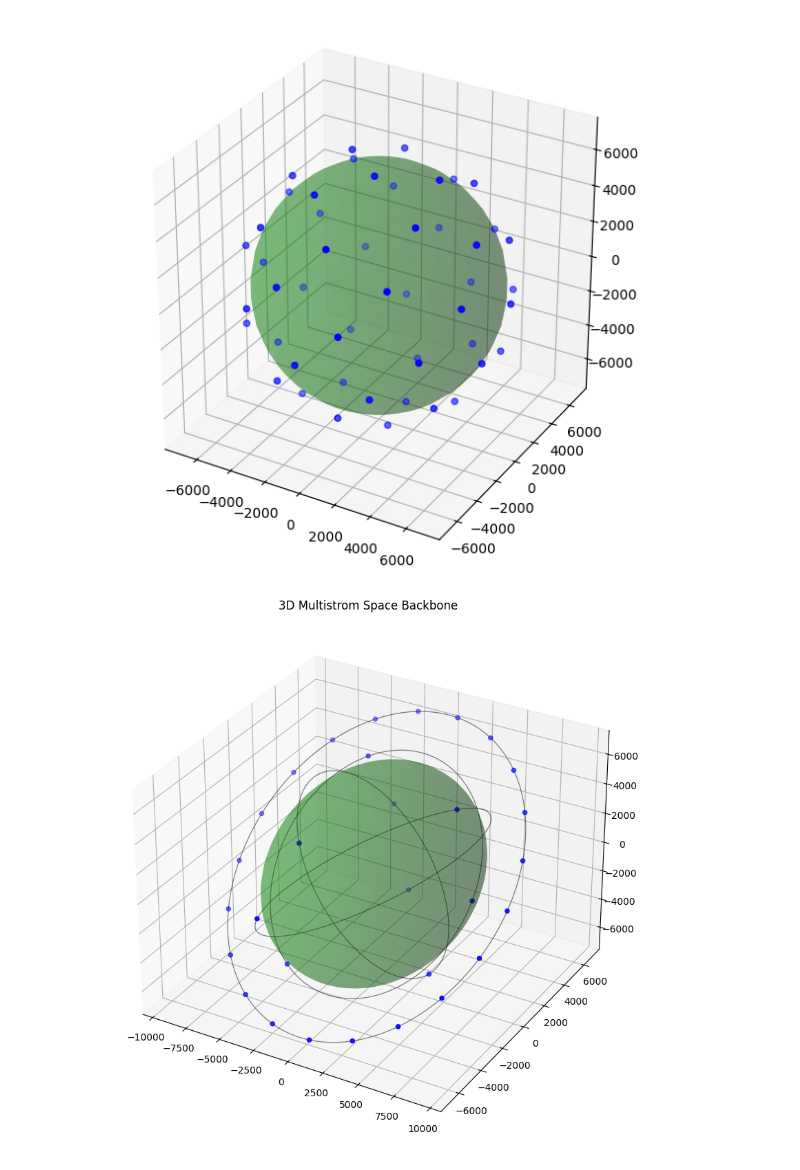
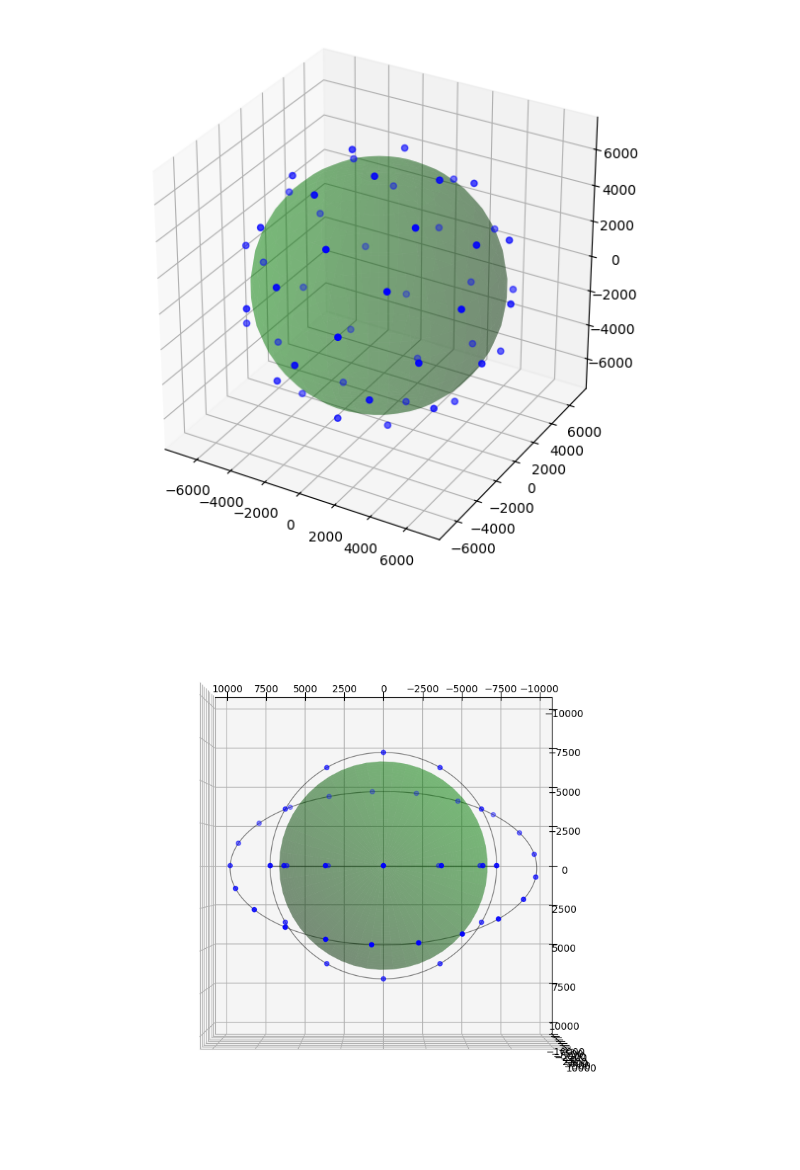
Before and after one commit to nasianikolova/Cluster-of-satellites, a Jupyter notebook: electrostatic.ipynb, the cells around one changed output. Saved outputs shown, nothing was run; the diff lists cells and outputs as text; code cells hidden in the pictures.

Commit message:
Polar-and-equatorial-orbit

```diff
--- a/electrostatic.ipynb
+++ b/electrostatic.ipynb
@@ -232,6 +232,21 @@ class Node:
         self.type = type
         self.pos3d = pos3d
 # %%
+def set_axes_equal(ax):
+
+    limits = np.array([
+        ax.get_xlim3d(),
+        ax.get_ylim3d(),
+        ax.get_zlim3d(),
+    ])
+    spans = limits[:,1] - limits[:,0]
+    centers = np.mean(limits, axis=1)
+    radius = 0.5 * max(spans)
+
+    ax.set_xlim3d([centers[0] - radius, centers[0] + radius])
+    ax.set_ylim3d([centers[1] - radius, centers[1] + radius])
+    ax.set_zlim3d([centers[2] - radius, centers[2] + radius])
+
 class Simulation:
     def __init__(self, shells, max_isl_km):
 
@@ -352,20 +367,31 @@ class Simulation:
         ax.scatter(xs, ys, zs, color='blue', s=20)
 
 
-        ax.set_title("3D Multistrom Space Backbone")
+
+        set_axes_equal(ax)
+        #ax.view_init(elev=70, azim=0) #top view
+        #ax.view_init(elev=90, azim=0) #side view
+        ax.view_init(elev=90, azim=90)
+
 
 
         plt.show()
 # %%
 shells = [
-    { "num_planes": 3, "sats_per_plane": 3, "altitude_km": 550,  "inclination_deg": 53 }, # LEO
-    { "num_planes": 1, "sats_per_plane": 21,  "altitude_km": 3000, "inclination_deg": 45 }, # MEO
+    { "num_planes": 0, "sats_per_plane": 12, "altitude_km": 550,  "inclination_deg": 60 }, # LEO
+    { "num_planes": 1, "sats_per_plane": 21,  "altitude_km": 3000, "inclination_deg": 60 }, # MEO
+
+    # Equatorial orbit (0° inclination)
+    { "num_planes": 1, "sats_per_plane": 12, "altitude_km": 550, "inclination_deg": 0 },
+
+    # Polar orbit (90° inclination)
+    { "num_planes": 1, "sats_per_plane": 12, "altitude_km": 550, "inclination_deg": 90 }
 ]
 
 sim = Simulation(shells=shells, max_isl_km=5000)
 
 
 
 sim.plot_topology_3d()
 # %% [output]
-[figure, old version]
+[figure, new version]
```
Also changed, not shown: parts of 1 cell of this notebook, 1 other file.
